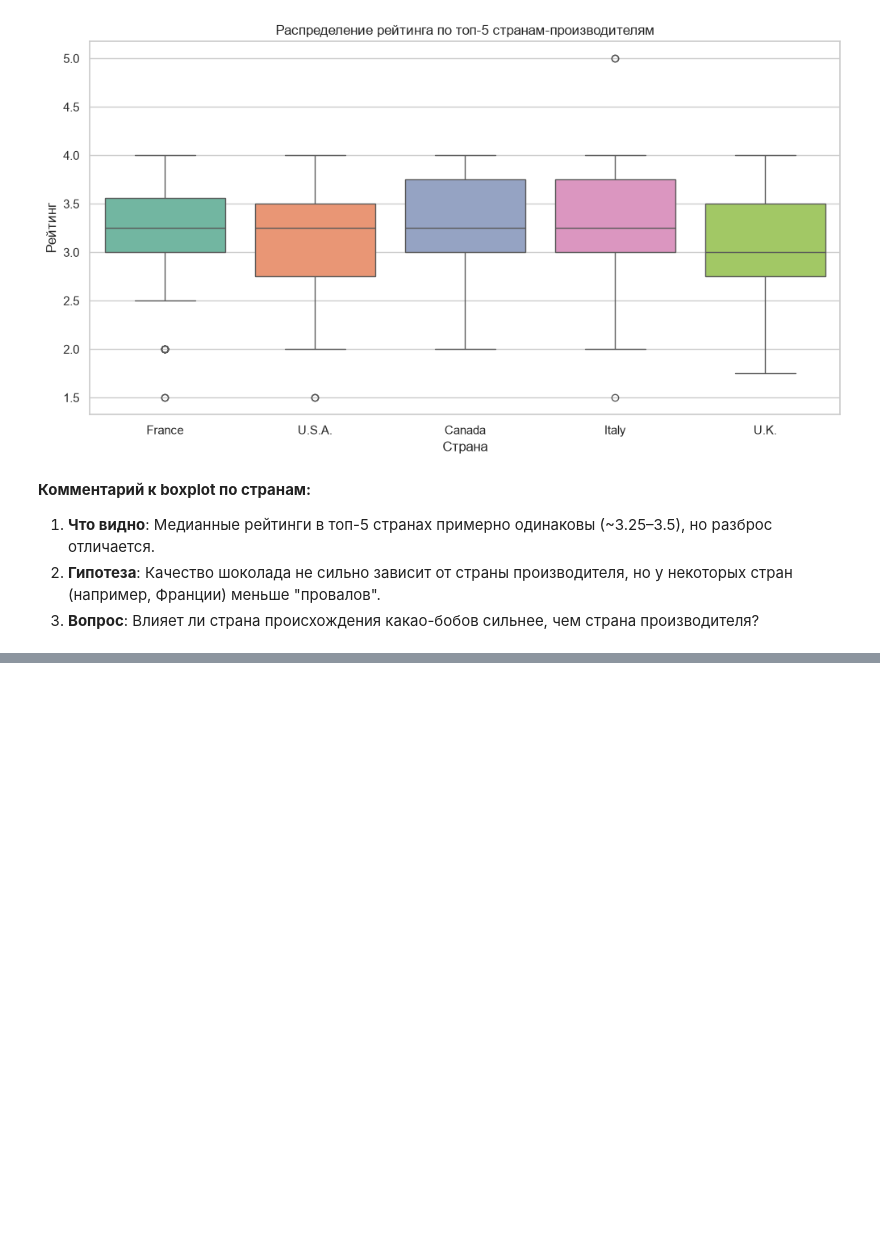
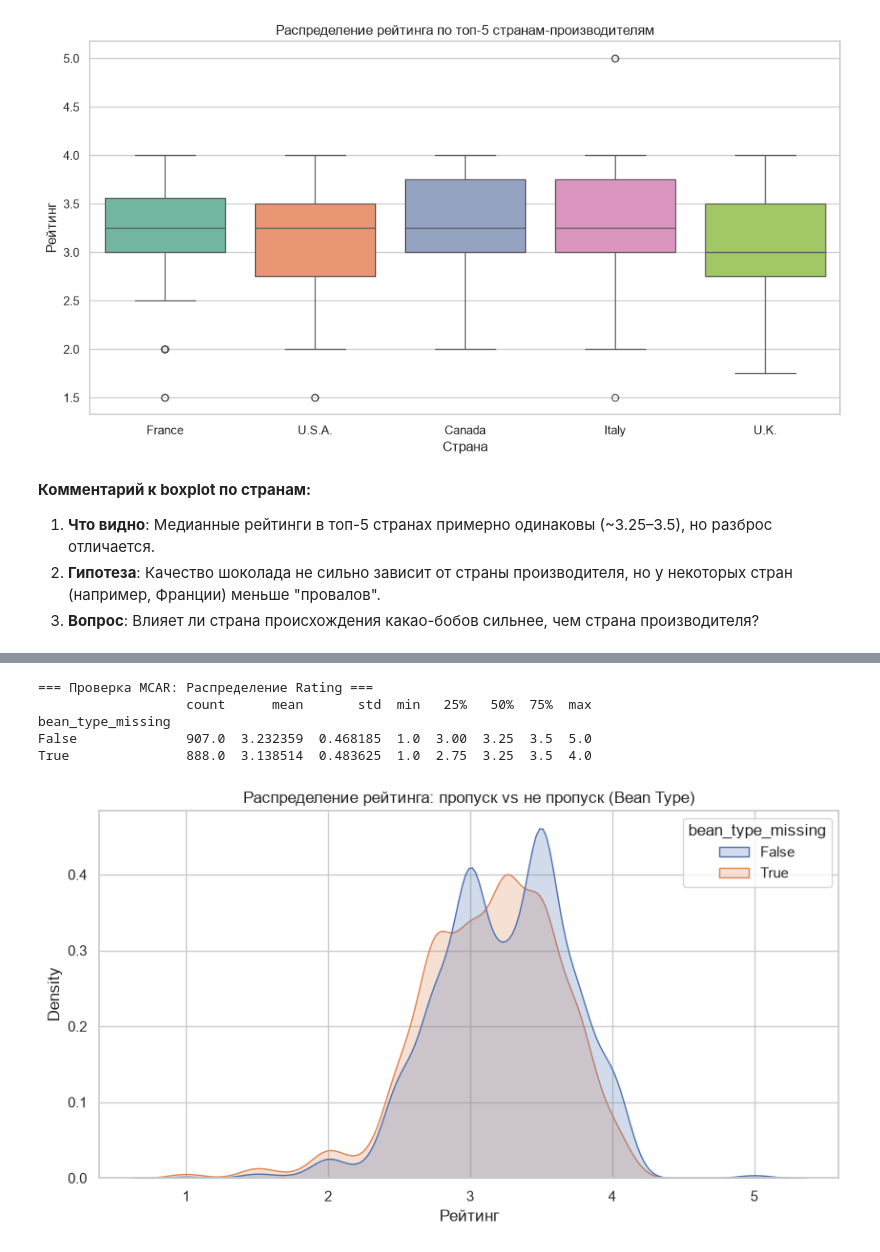
Before and after one commit to gudkovm/cacao_analysis, a Jupyter notebook: notebooks/01_data_understanding.ipynb, the cells around one changed output, grey strips where cells are left out. Drawn from its saved outputs; the diff is of its cells as text; code cells hidden in the pictures; blank space fills up the shorter version.

```diff
--- a/notebooks/01_data_understanding.ipynb
+++ b/notebooks/01_data_understanding.ipynb
@@ -370,0 +373,19 @@ Passing `palette` without assigning `hue` is deprecated and will be removed in v
+# %%
+
+#!pip install scipy
+if 'Review Year' not in df.columns:
+    df['Review Year'] = df['Review Date'].dt.year
+    print("✅ Столбец 'Review Year' создан.")
+
+
+if df['Bean Type'].isnull().sum() < 100:
+    df['Bean Type'] = df['Bean Type'].replace(r'^\s*$', np.nan, regex=True)
+    df['Broad Bean Origin'] = df['Broad Bean Origin'].replace(r'^\s*$', np.nan, regex=True)
+    print("✅ Пустые строки заменены на NaN.")
+else:
+    print("✅ Пропуски уже корректно обработаны.")
+
+
+print(f"\nПропусков в Bean Type: {df['Bean Type'].isnull().sum()}")
+print(f"Пропусков в Broad Bean Origin: {df['Broad Bean Origin'].isnull().sum()}")
+print(f"Уникальных годов в Review Year: {df['Review Year'].nunique()}")
@@ -370,0 +445,19 @@ Passing `palette` without assigning `hue` is deprecated and will be removed in v
+# %%
+
+df['bean_type_missing'] = df['Bean Type'].isnull()
+
+print("=== Проверка MCAR: Распределение Rating ===")
+print(df.groupby('bean_type_missing')['Rating'].describe())
+
+plt.figure(figsize=(10, 5))
+sns.kdeplot(data=df, x='Rating', hue='bean_type_missing', fill=True)
+plt.title('Распределение рейтинга: пропуск vs не пропуск (Bean Type)')
+plt.xlabel('Рейтинг')
+plt.show()
+# %% [output]
+=== Проверка MCAR: Распределение Rating ===
+                   count      mean       std  min   25%   50%  75%  max
+bean_type_missing
+False              907.0  3.232359  0.468185  1.0  3.00  3.25  3.5  5.0
+True               888.0  3.138514  0.483625  1.0  2.75  3.25  3.5  4.0
+[figure, added]
```
Also changed, not shown: parts of 21 cells of this notebook.
